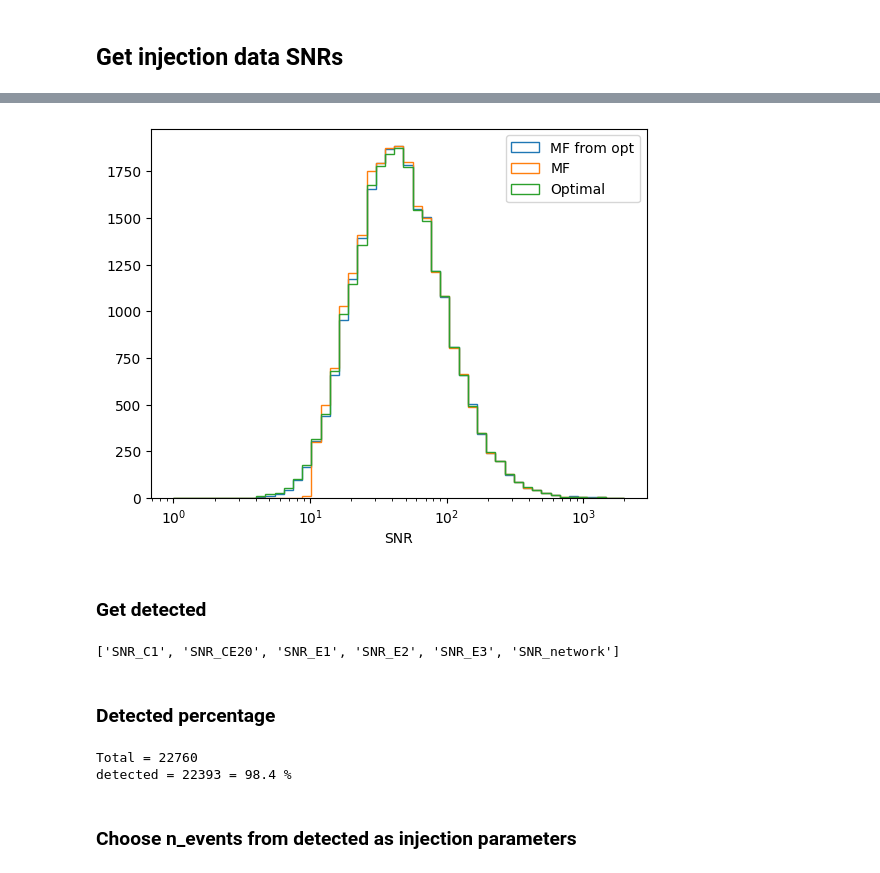
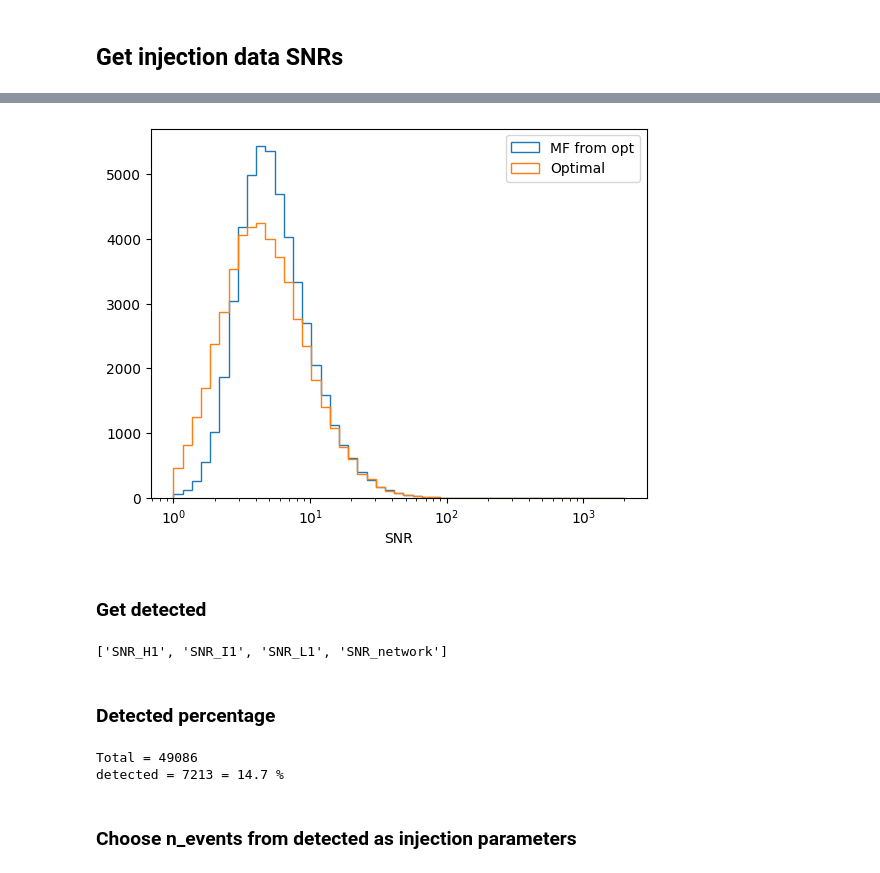
Before and after one commit to divyajyoti09/next_gen_detect, a Jupyter notebook: A-sharp_z_peak_mapping/gwfish_err_calc.ipynb, the cells around one changed output, grey strips where cells are left out. Drawn from its saved outputs; the diff is of its cells as text; code cells hidden in the pictures.

```diff
--- a/A-sharp_z_peak_mapping/gwfish_err_calc.ipynb
+++ b/A-sharp_z_peak_mapping/gwfish_err_calc.ipynb
@@ -28,10 +28,10 @@ from utils import get_detected_SNRs, load_results_from_h5
 # %%
 #base_dir = '/home/divyajyoti/ACADEMIC/Projects/Cardiff_University/Next_gen_detectability/A-sharp-study/'
 base_dir = '/home/divyajyoti.nln/Cardiff_University/Next_gen_detectability/A-sharp-study/'
+#inj_data_file = os.path.join(base_dir, 'SNR_output_files_XPHM', 'BBH',
+#                             'CE4020ET123_CoBA10_SNR_5_pop_PLP_spin_prec_fref_5_z_MDlow_zp_1.54_zmax_10_lmrd_22_365_days_corrected_td_SNR_data.h5')
 inj_data_file = os.path.join(base_dir, 'SNR_output_files_XPHM', 'BBH',
-                             'CE4020ET123_CoBA10_SNR_5_pop_PLP_spin_prec_fref_5_z_MDlow_zp_1.54_zmax_10_lmrd_22_365_days_corrected_td_SNR_data.h5')
-#inj_data_file = os.path.join(base_dir, 'SNR_output_files_XPHM', 'BBH',
-#                             'LHI_SNR_2_pop_PLP_spin_prec_fref_10_z_MD_zmax_10_lmrd_22_365_days_corrected_td_SNR_data.h5')
+                             'LHI_SNR_4_pop_set2_PLP_spin_prec_fref_10_z_MDhigh_zp_2.53_zmax_10_lmrd_22_365_days_corrected_td_SNR_data.h5')
 # %%
 inj_data = load_results_from_h5(inj_data_file)
 # %%
@@ -53,19 +53,19 @@ pd.DataFrame(inj_data['results'])
 # %%
 plt.hist(inj_data['results']['SNR_mf_from_opt_network'], bins=np.logspace(0,3.3,50), histtype=u'step', label='MF from opt');
-plt.hist(inj_data['results']['SNR_mf_network'], bins=np.logspace(0,3.3,50), histtype=u'step', label='MF');
+#plt.hist(inj_data['results']['SNR_mf_network'], bins=np.logspace(0,3.3,50), histtype=u'step', label='MF');
 plt.hist(inj_data['results']['SNR_network'], bins=np.logspace(0,3.3,50), histtype=u'step', label='Optimal');
 plt.xlabel('SNR')
 plt.legend()
 plt.xscale('log')
 # %% [output]
-[figure, old version]
+[figure, new version]
 # %% [markdown]
 ### Get detected
 # %%
 inj_data['detected'] = get_detected_SNRs(inj_data['results'], method='network',
                                          snr_type='opt', network_threshold=10)
 # %% [output]
-['SNR_C1', 'SNR_CE20', 'SNR_E1', 'SNR_E2', 'SNR_E3', 'SNR_network']
+['SNR_H1', 'SNR_I1', 'SNR_L1', 'SNR_network']
 # %% [markdown]
 ### Detected percentage
 # %%
@@ -76,8 +76,8 @@ n_detected = len(inj_data['detected']['redshift'])
 print('Total =', n_total)
 print('detected =', n_detected, '=', round(n_detected*100/n_total, 1), '%')
 # %% [output]
-Total = 22760
-detected = 22393 = 98.4 %
+Total = 49086
+detected = 7213 = 14.7 %
 # %% [markdown]
 ### Choose n_events from detected as injection parameters
 # %%
```
Also changed, not shown: parts of 26 cells of this notebook, 1 other file.
